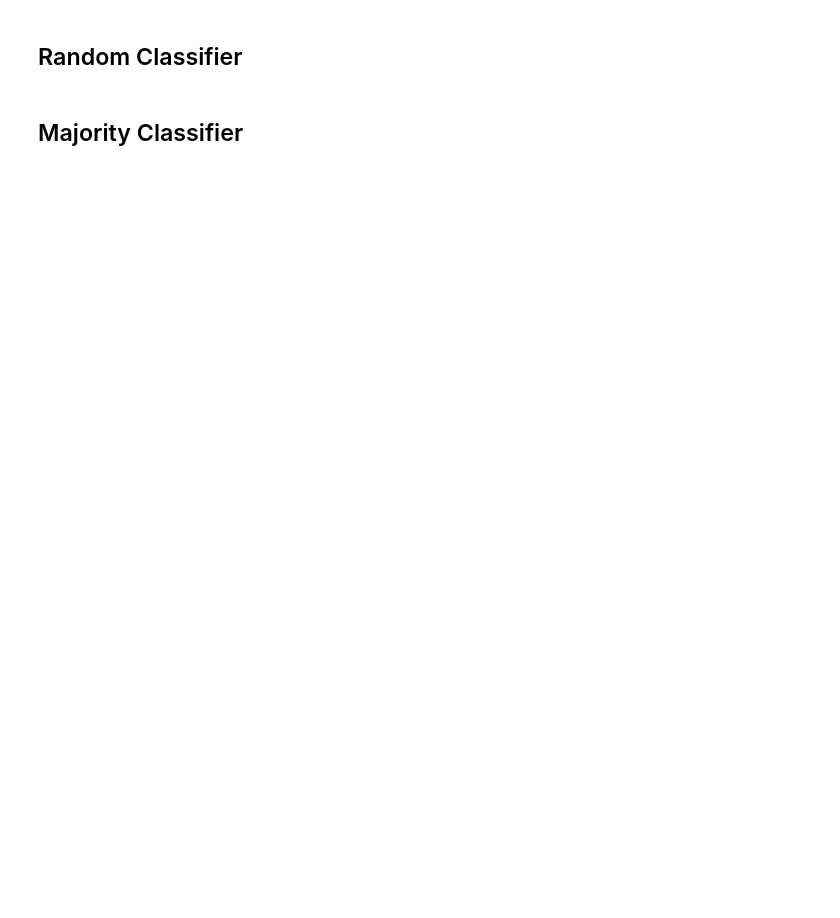
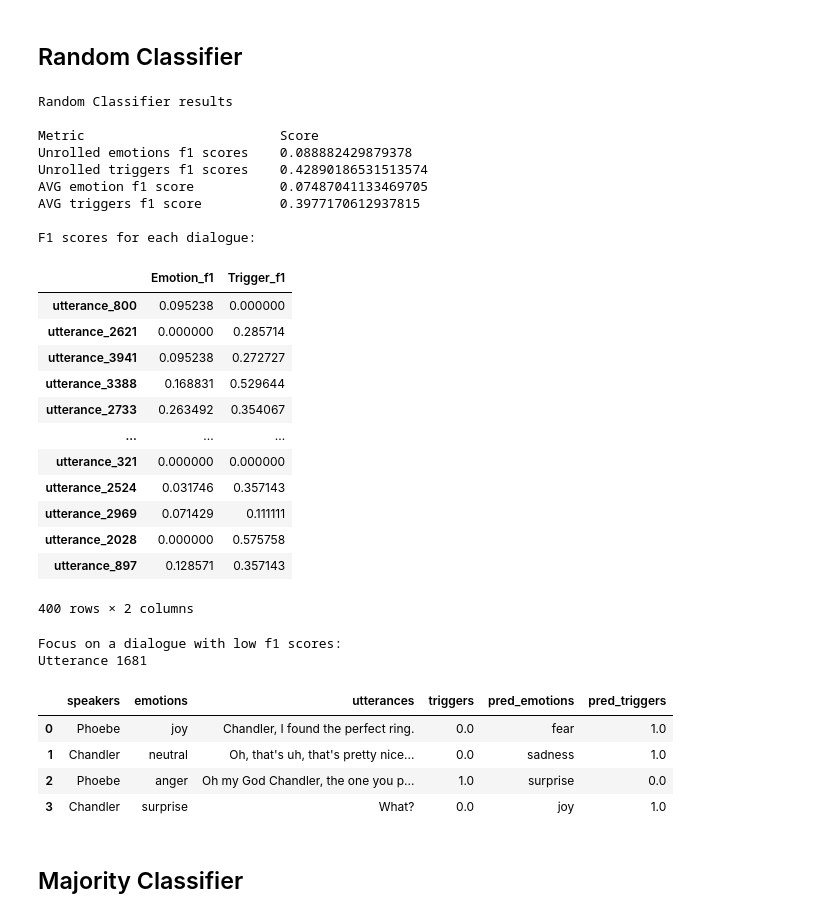
Before and after one commit to GianM0027/NLP-EFR-and-ERD-in-English-Conversations, a Jupyter notebook: main_notebook.ipynb, the cells around one changed output. Drawn from its saved outputs; the diff is of its cells as text; code cells hidden in the pictures; blank space fills up the shorter version.

Commit message:
Developed Unroled and avg f1 scores

```diff
--- a/main_notebook.ipynb
+++ b/main_notebook.ipynb
@@ -248,18 +404,76 @@ display(pd.DataFrame({'Trigger': padded_triggers, 'Weight': trigger_weights}))
 # %%
 # todo metric computation
 if RUN_RANDOM_CLF:
 
-    emotions = np.unique([item for sublist in df["emotions"] for item in sublist]) # flattening and taking unique emotions
-    random_classifier = RandomClassifier(emotions)
+    emotion_f1 = F1_Score(name='emotion_F1',
+                      mode='macro',
+                      num_classes=len(EMOTIONS),
+                      pred_transform=lambda x: x,
+                      target_transform=lambda x: x)
 
+    trigger_f1 = F1_Score(name='triggers_F1',
+                          mode='macro',
+                          num_classes=len(TRIGGERS),
+                          pred_transform=lambda x: x,
+                          target_transform=lambda x: x)
+
+
+    random_classifier = RandomClassifier(EMOTIONS)
     pred_emotions, pred_triggers = random_classifier.predict(test_df)
 
-    # esempio di print per gli scettici che non crederanno che il classifier funziona
+    random_clf_results_df = test_df.copy()
+    random_clf_results_df['pred_emotions'] = pred_emotions
+    random_clf_results_df['pred_triggers'] = pred_triggers
 
-    new_test_df = test_df.copy()
-    new_test_df['pred_emotions'] = pred_emotions
-    new_test_df['pred_triggers'] = pred_triggers
-    display_dialogue(dataframe=new_test_df.drop(columns='speaker_and_utterances'), utterance_id=0)
+    unrolled_emotion_f1, unrolled_triggers_f1 = compute_unrolled_f1(emotion_f1, trigger_f1, random_clf_results_df, EMOTIONS_TO_IDX)
+    f1_per_dialogue_df = compute_f1_per_dialogues(emotion_f1, trigger_f1, random_clf_results_df, EMOTIONS_TO_IDX)
+
+
+    print('Random Classifier results\n')
+    print(f'{"Metric":<30} {"Score"}')
+    print(f'{"Unrolled emotions f1 scores":<30} {unrolled_emotion_f1}')
+    print(f'{"Unrolled triggers f1 scores":<30} {unrolled_triggers_f1}')
+
+    print(f'{"AVG emotion f1 score":<30} {f1_per_dialogue_df["Emotion_f1"].mean()}')
+    print(f'{"AVG triggers f1 score":<30} {f1_per_dialogue_df["Trigger_f1"].mean()}\n')
+
+    print('F1 scores for each dialogue:')
+    display(f1_per_dialogue_df)
+
+    difficult_dialogue_index = f1_per_dialogue_df.sort_values(by=['Emotion_f1', 'Trigger_f1']).iloc[0].name
+
+    print('Focus on a dialogue with low f1 scores:')
+    display_dialogue(dataframe=random_clf_results_df.drop(columns='speaker_and_utterances'), utterance_id=difficult_dialogue_index)
+# %% [output]
+Random Classifier results
+
+Metric                         Score
+Unrolled emotions f1 scores    0.088882429879378
+Unrolled triggers f1 scores    0.42890186531513574
+AVG emotion f1 score           0.07487041133469705
+AVG triggers f1 score          0.3977170612937815
+
+F1 scores for each dialogue:
+|  | Emotion_f1 | Trigger_f1 |
+| utterance_800 | 0.095238 | 0.000000 |
+| utterance_2621 | 0.000000 | 0.285714 |
+| utterance_3941 | 0.095238 | 0.272727 |
+| utterance_3388 | 0.168831 | 0.529644 |
+| utterance_2733 | 0.263492 | 0.354067 |
+| ... | ... | ... |
+| utterance_321 | 0.000000 | 0.000000 |
+| utterance_2524 | 0.031746 | 0.357143 |
+| utterance_2969 | 0.071429 | 0.111111 |
+| utterance_2028 | 0.000000 | 0.575758 |
+| utterance_897 | 0.128571 | 0.357143 |
+400 rows × 2 columns
+Focus on a dialogue with low f1 scores:
+Utterance 1681
+|  | speakers | emotions | utterances | triggers | pred_emotions | pred_triggers |
+| 0 | Phoebe | joy | Chandler, I found the perfect ring. | 0.0 | fear | 1.0 |
+| 1 | Chandler | neutral | Oh, that's uh, that's pretty nice... | 0.0 | sadness | 1.0 |
+| 2 | Phoebe | anger | Oh my God Chandler, the one you p... | 1.0 | surprise | 0.0 |
+| 3 | Chandler | surprise | What? | 0.0 | joy | 1.0 |
 # %% [markdown]
 ## Majority Classifier
 # %%
```
Also changed, not shown: parts of 29 cells of this notebook, 2 other files.
